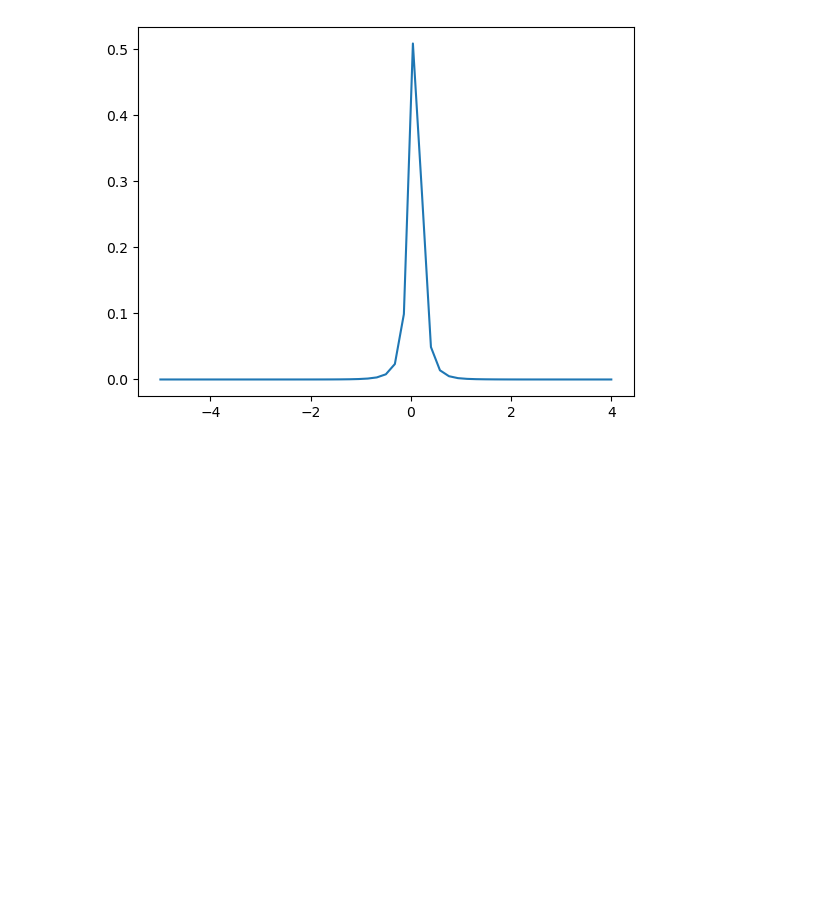
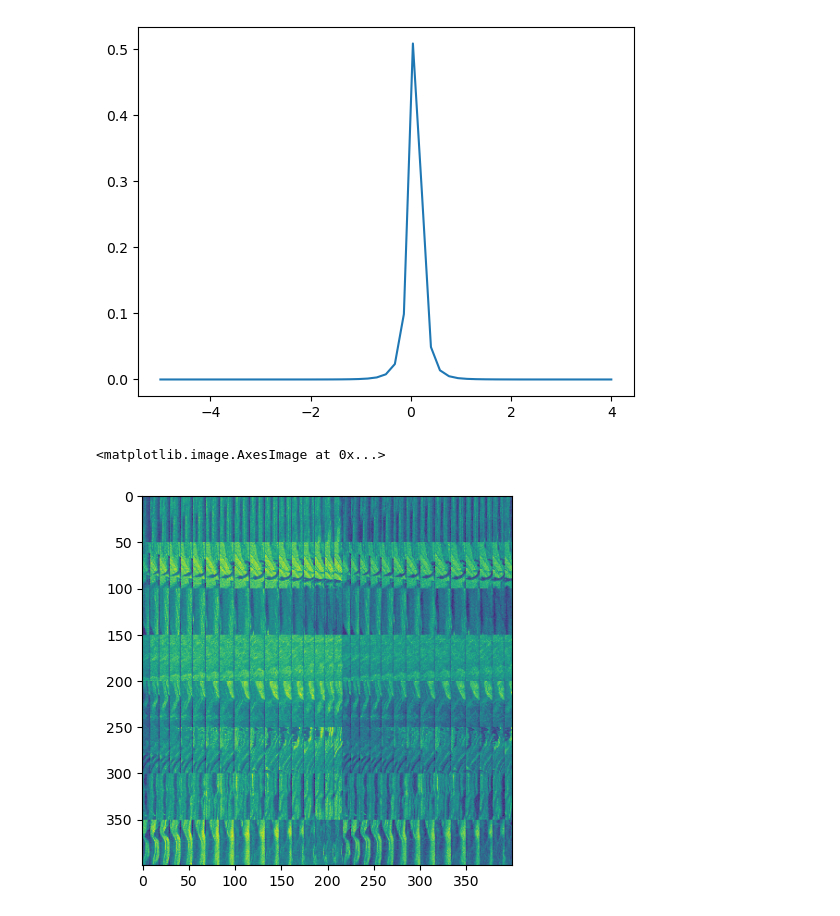
Before and after one commit to saalfeldlab/NeuralGraph, a Jupyter notebook: src/LatentEvolution/latent_space.ipynb, the cells around one changed output. Drawn from its saved outputs; the diff is of its cells as text; code cells hidden in the pictures; blank space fills up the shorter version.

```diff
--- a/src/LatentEvolution/latent_space.ipynb
+++ b/src/LatentEvolution/latent_space.ipynb
@@ -302,3 +284,8 @@ plt.plot(bins, den / den.sum())
 # %% [output]
 [<matplotlib.lines.Line2D at 0x...>]
 [figure]
+# %%
+plt.imshow(val_mat[:400, :400])
+# %% [output]
+<matplotlib.image.AxesImage at 0x...>
+[figure, added]
```
Also changed, not shown: parts of 33 cells of this notebook, 2 other files.
